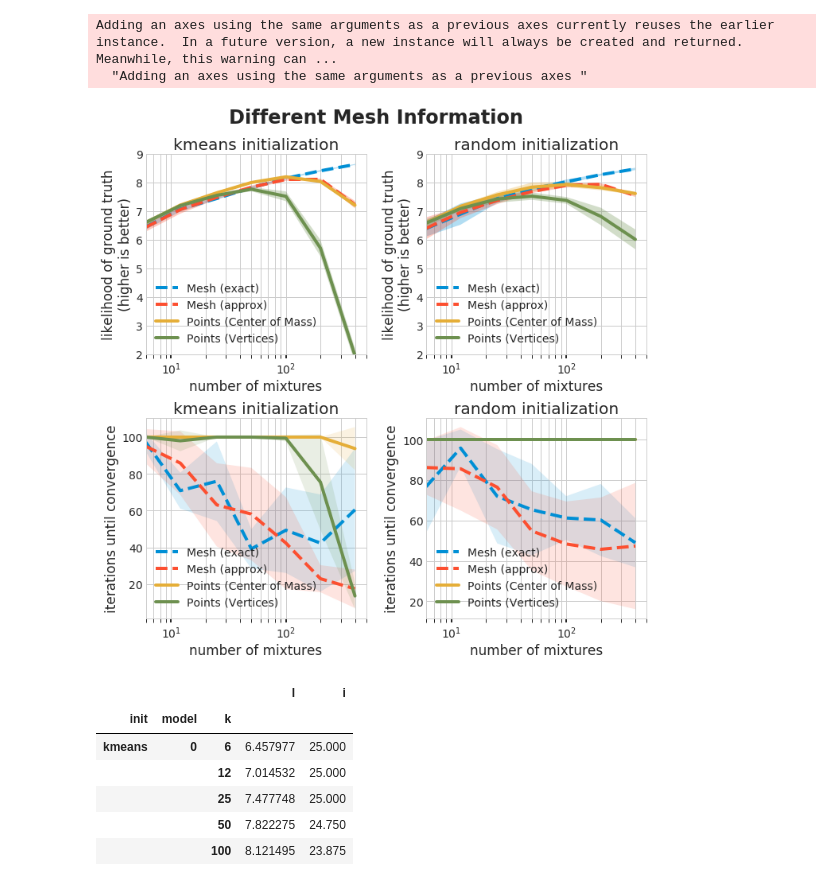
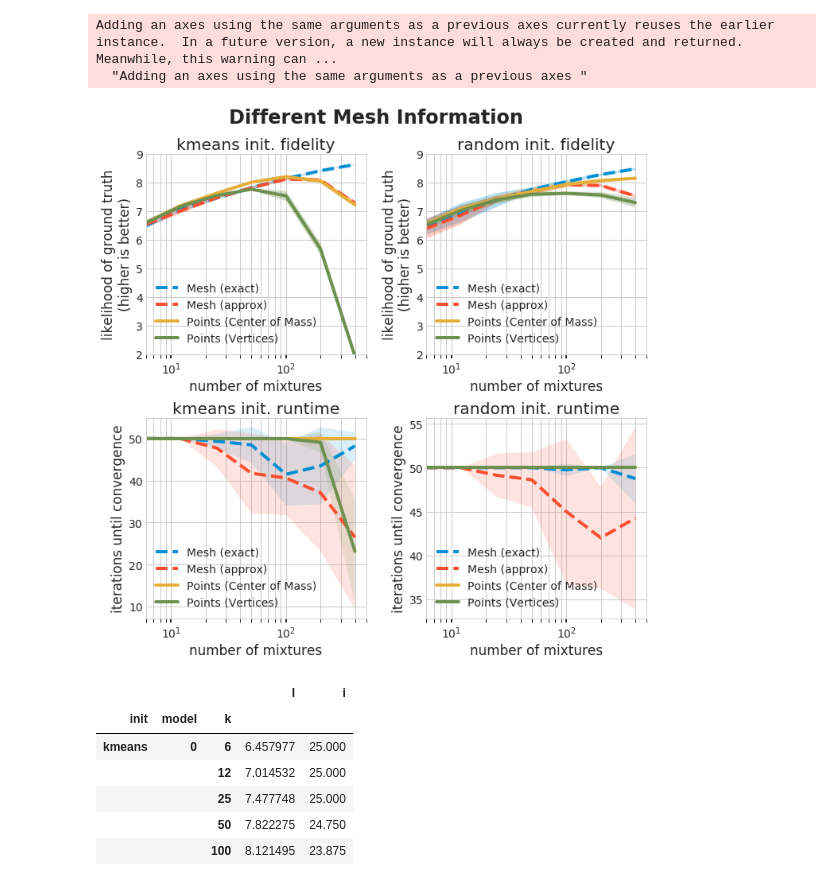
Before and after one commit to leonidk/direct_gmm, a Jupyter notebook: tri_verts_graph.ipynb, the cells around one changed output. Drawn from its saved outputs; the diff is of its cells as text; code cells hidden in the pictures.

```diff
--- a/tri_verts_graph.ipynb
+++ b/tri_verts_graph.ipynb
@@ -4,7 +4,7 @@ import matplotlib.pyplot as plt
 import pandas as pd
 import matplotlib.ticker
 # %%
-df = pd.read_csv("bunny_1k_com_verts_monday_100.log",names=['k','init','model','l','i'])
+df = pd.read_csv("bunny_1k_com_verts_monday_50.log",names=['k','init','model','l','i'])
 mdf = df.groupby(['init','model','k']).mean()
 sdf = df.groupby(['init','model','k']).std()
 from matplotlib import rc
@@ -41,7 +41,7 @@ for ii, init in enumerate(['kmeans','random']):
         plt.fill_between(x, y-error, y+error,alpha=0.3)
         plt.grid(True)
         plt.xlabel('number of mixtures')
-        plt.title('{} initialization'.format(init))
+        plt.title('{} init. fidelity'.format(init))
         plt.ylabel('likelihood of ground truth\n(higher is better)')
         plt.ylim(2,9)
         ax.set_xscale("log", nonposx='clip')
@@ -53,35 +53,35 @@ for ii, init in enumerate(['kmeans','random']):
         error = sdf.loc[(init,model),].values[:,1]
 
         if pltstuff == 2:
             ax = plt.subplot(pltstuff,2,subplot_order[pltstuff*ii+1])
             plt.plot(x,y,ls=ls,label=label)
             plt.fill_between(x, y-error, y+error,alpha=0.15)
 
             ax.set_xscale("log", nonposx='clip')
             plt.grid(True)
             plt.xlabel('number of mixtures')
-            plt.title('{} initialization'.format(init))
+            plt.title('{} init. runtime'.format(init))
             plt.ylabel('iterations until convergence')
             ax.tick_params(axis='x', which='minor', bottom=True,width=1,length=5)
             plt.grid(True,axis='x',which='minor')
             ax.tick_params(axis='x', which='major', bottom=True,width=2,length=5)
 
         #plt.subplot(2,2,3)
         #plt.subplot(2,2,4)
 for i in range(pltstuff*2):
     plt.subplot(pltstuff,2,1+i)
     plt.xlim(6,500)
     plt.legend()
 
 fig.tight_layout()
 fig.subplots_adjust(top=0.7+pltstuff*0.1)
 
 plt.suptitle('Different Mesh Information',size=24,weight='bold')
 plt.savefig('graph_triverts.pdf', facecolor=fig.get_facecolor(), edgecolor='none')
 # %% [output]
 Adding an axes using the same arguments as a previous axes currently reuses the earlier instance.  In a future version, a new instance will always be created and returned.  Meanwhile, this warning can ...
   "Adding an axes using the same arguments as a previous axes "
-[figure, old version]
+[figure, new version]
 # %%
 #mdf.loc[('kmeans',0),].values, np.array(mdf.loc[('kmeans',0),].index)
 # %%
```
Also changed, not shown: 1 other file.
